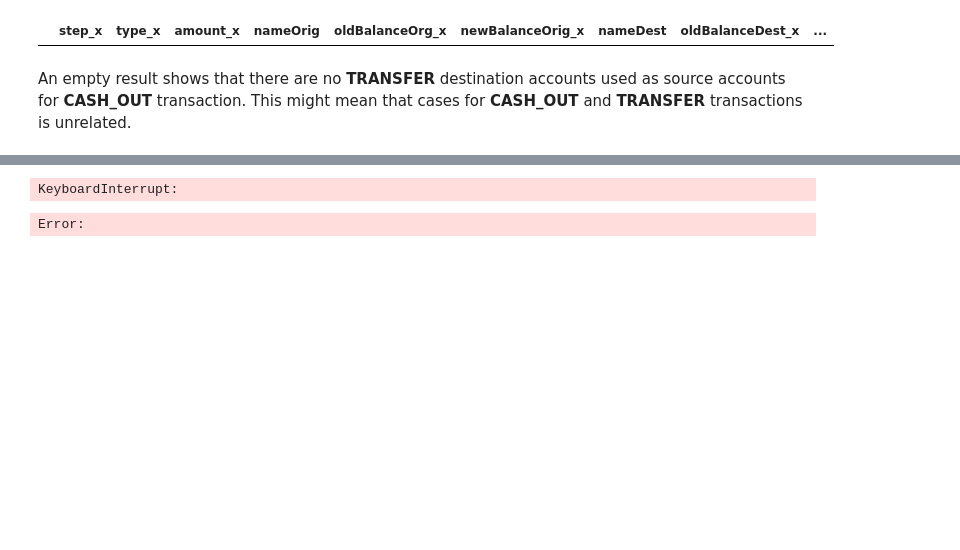
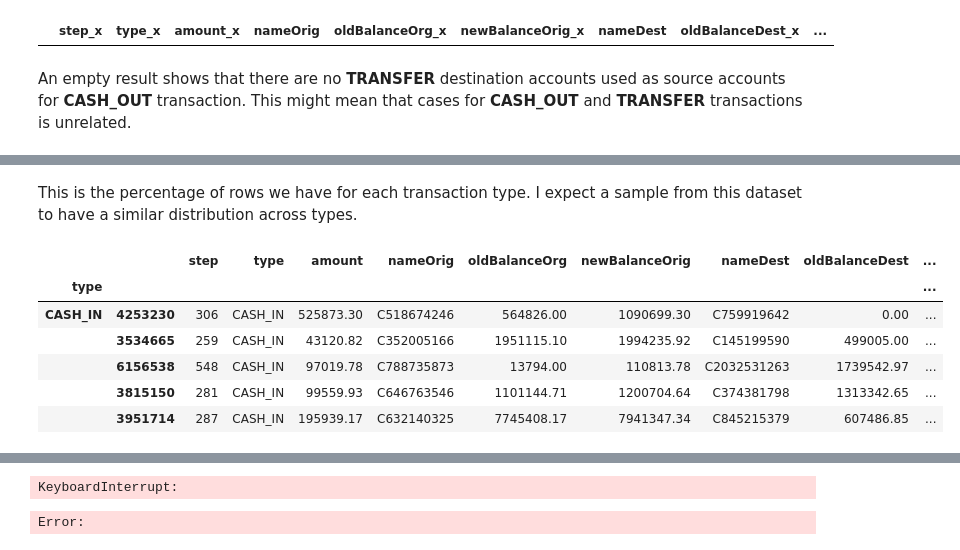
Before and after one commit to spectralcodex/momo-fincrime, a Jupyter notebook: fincrime.ipynb, the cells around one changed output, grey strips where cells are left out. Drawn from its saved outputs; the diff is of its cells as text; code cells hidden in the pictures; blank space fills up the shorter version.

Commit message:
sample dataset

```diff
--- a/fincrime.ipynb
+++ b/fincrime.ipynb
@@ -271,0 +305,17 @@ sample_dataset = dataset.sample
+# %% [markdown]
+This is the percentage of rows we have for each transaction type. I expect a sample from this dataset to have a similar distribution across types.
+# %%
+# Implementing Stratified Sampling which maintains the population group ratios
+stratified_sample = dataset.groupby('type').apply(
+    lambda x: x.sample(frac=0.20)
+)
+
+stratified_sample.head()
+# %% [output]
+|  |  | step | type | amount | nameOrig | oldBalanceOrg | newBalanceOrig | nameDest | oldBalanceDest | ... |
+| type |  |  |  |  |  |  |  |  |  | ... |
+| CASH_IN | 4253230 | 306 | CASH_IN | 525873.30 | C518674246 | 564826.00 | 1090699.30 | C759919642 | 0.00 | ... |
+|  | 3534665 | 259 | CASH_IN | 43120.82 | C352005166 | 1951115.10 | 1994235.92 | C145199590 | 499005.00 | ... |
+|  | 6156538 | 548 | CASH_IN | 97019.78 | C788735873 | 13794.00 | 110813.78 | C2032531263 | 1739542.97 | ... |
+|  | 3815150 | 281 | CASH_IN | 99559.93 | C646763546 | 1101144.71 | 1200704.64 | C374381798 | 1313342.65 | ... |
+|  | 3951714 | 287 | CASH_IN | 195939.17 | C632140325 | 7745408.17 | 7941347.34 | C845215379 | 607486.85 | ... |
```
Also changed, not shown: parts of 9 cells of this notebook.
